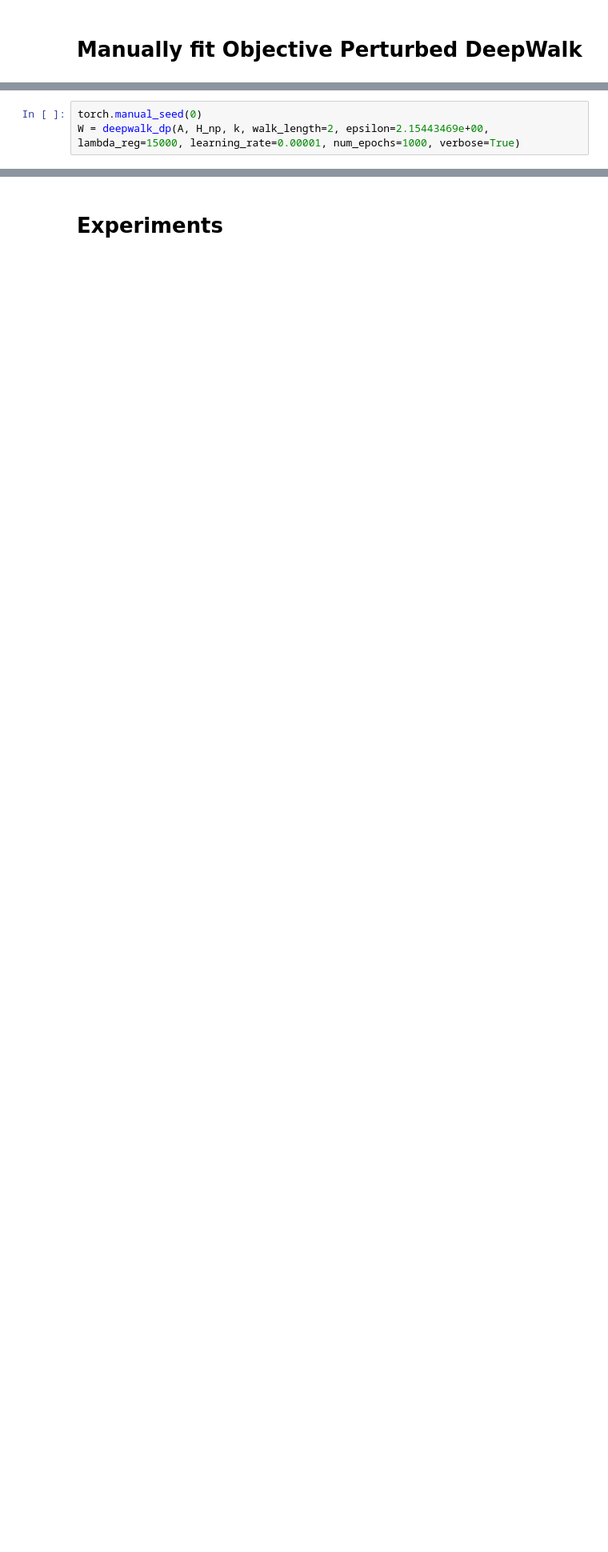
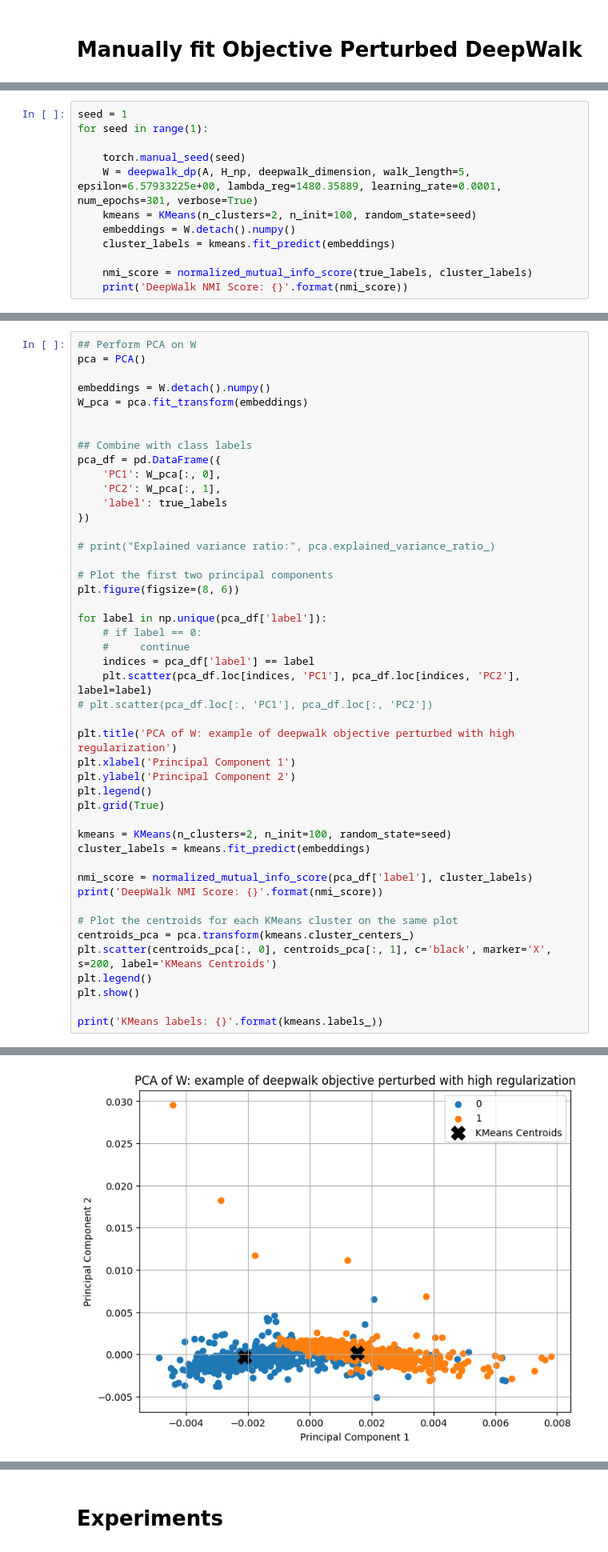
Before and after one commit to hungndo/Privacy_Network_Embeddings, a Jupyter notebook: DP_comparisons.ipynb, the cells around one changed output, grey strips where cells are left out. Shown: that part at 80% size. Drawn from its saved outputs; the diff is of its cells as text; blank space fills up the shorter version.

Commit message:
ran experiments on polblog graph

```diff
--- a/DP_comparisons.ipynb
+++ b/DP_comparisons.ipynb
@@ -187,4 +195 @@ deepwalk_dimension=64
 H_np = deepwalk_get_H(G, deepwalk_dimension)
-# %%
-torch.manual_seed(0)
-W = deepwalk_dp(A, H_np, k, walk_length=2, epsilon=2.15443469e+00, lambda_reg=15000, learning_rate=0.00001, num_epochs=1000, verbose=True)
@@ -201,0 +196,12 @@ Epoch 900, Loss: -0.4527817776201463750851417
+# %%
+seed = 1
+for seed in range(1):
+
+    torch.manual_seed(seed)
+    W = deepwalk_dp(A, H_np, deepwalk_dimension, walk_length=5, epsilon=6.57933225e+00, lambda_reg=1480.35889, learning_rate=0.0001, num_epochs=301, verbose=True)
+    kmeans = KMeans(n_clusters=2, n_init=100, random_state=seed)
+    embeddings = W.detach().numpy()
+    cluster_labels = kmeans.fit_predict(embeddings)
+
+    nmi_score = normalized_mutual_info_score(true_labels, cluster_labels)
+    print('DeepWalk NMI Score: {}'.format(nmi_score))
@@ -201,0 +214,47 @@ Epoch 900, Loss: -0.4527817776201463750851417
+# %%
+## Perform PCA on W
+pca = PCA()
+
+embeddings = W.detach().numpy()
+W_pca = pca.fit_transform(embeddings)
+
+
+## Combine with class labels
+pca_df = pd.DataFrame({
+    'PC1': W_pca[:, 0],
+    'PC2': W_pca[:, 1],
+    'label': true_labels
+})
+
+# print("Explained variance ratio:", pca.explained_variance_ratio_)
+
+# Plot the first two principal components
+plt.figure(figsize=(8, 6))
+
+for label in np.unique(pca_df['label']):
+    # if label == 0:
+    #     continue
+    indices = pca_df['label'] == label
+    plt.scatter(pca_df.loc[indices, 'PC1'], pca_df.loc[indices, 'PC2'], label=label)
+# plt.scatter(pca_df.loc[:, 'PC1'], pca_df.loc[:, 'PC2'])
+
+plt.title('PCA of W: example of deepwalk objective perturbed with high regularization')
+plt.xlabel('Principal Component 1')
+plt.ylabel('Principal Component 2')
+plt.legend()
+plt.grid(True)
+
+kmeans = KMeans(n_clusters=2, n_init=100, random_state=seed)
+cluster_labels = kmeans.fit_predict(embeddings)
+
+nmi_score = normalized_mutual_info_score(pca_df['label'], cluster_labels)
+print('DeepWalk NMI Score: {}'.format(nmi_score))
+
+# Plot the centroids for each KMeans cluster on the same plot
+centroids_pca = pca.transform(kmeans.cluster_centers_)
+plt.scatter(centroids_pca[:, 0], centroids_pca[:, 1], c='black', marker='X', s=200, label='KMeans Centroids')
+plt.legend()
+plt.show()
+
+print('KMeans labels: {}'.format(kmeans.labels_))
+# %% [output]
@@ -201,0 +262 @@ Epoch 900, Loss: -0.4527817776201463750851417
+[figure, added]
```
Also changed, not shown: parts of 24 cells of this notebook, 5 other files.
